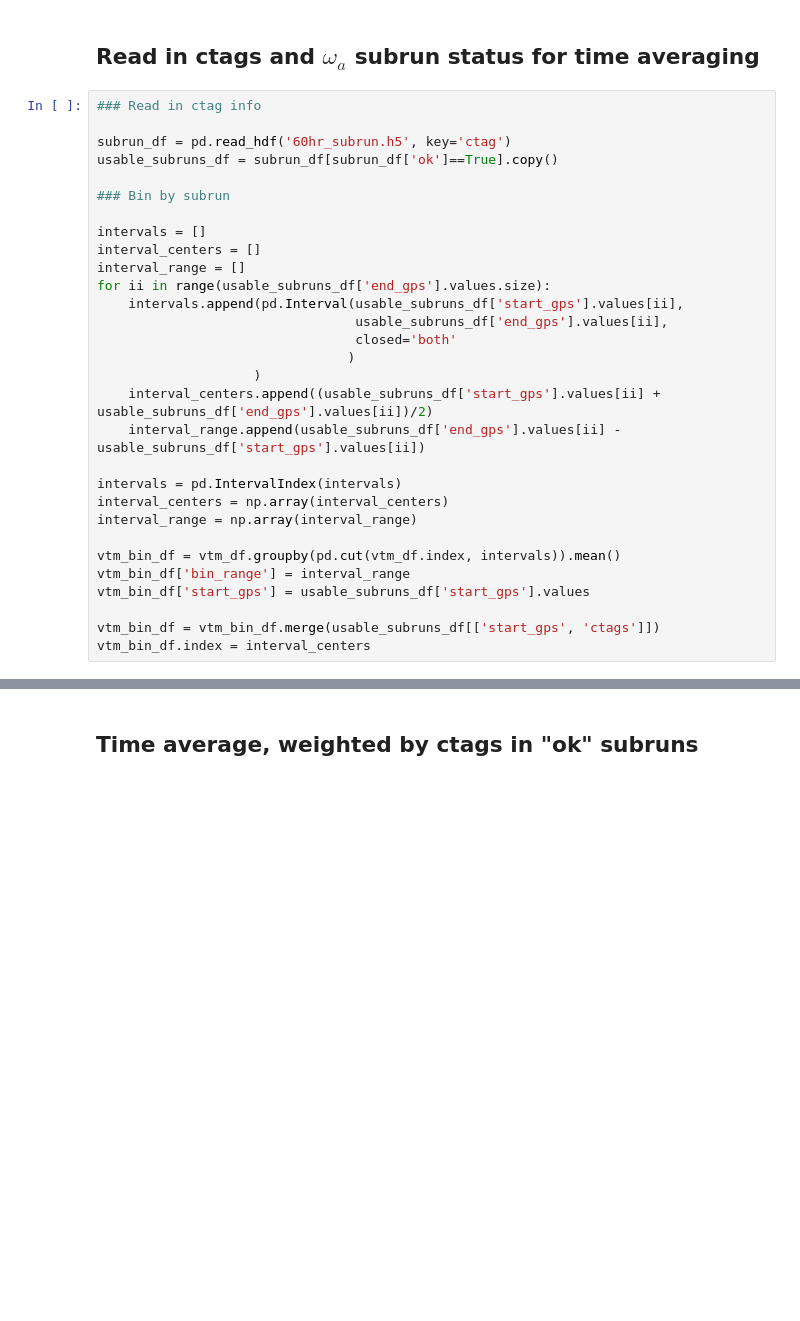
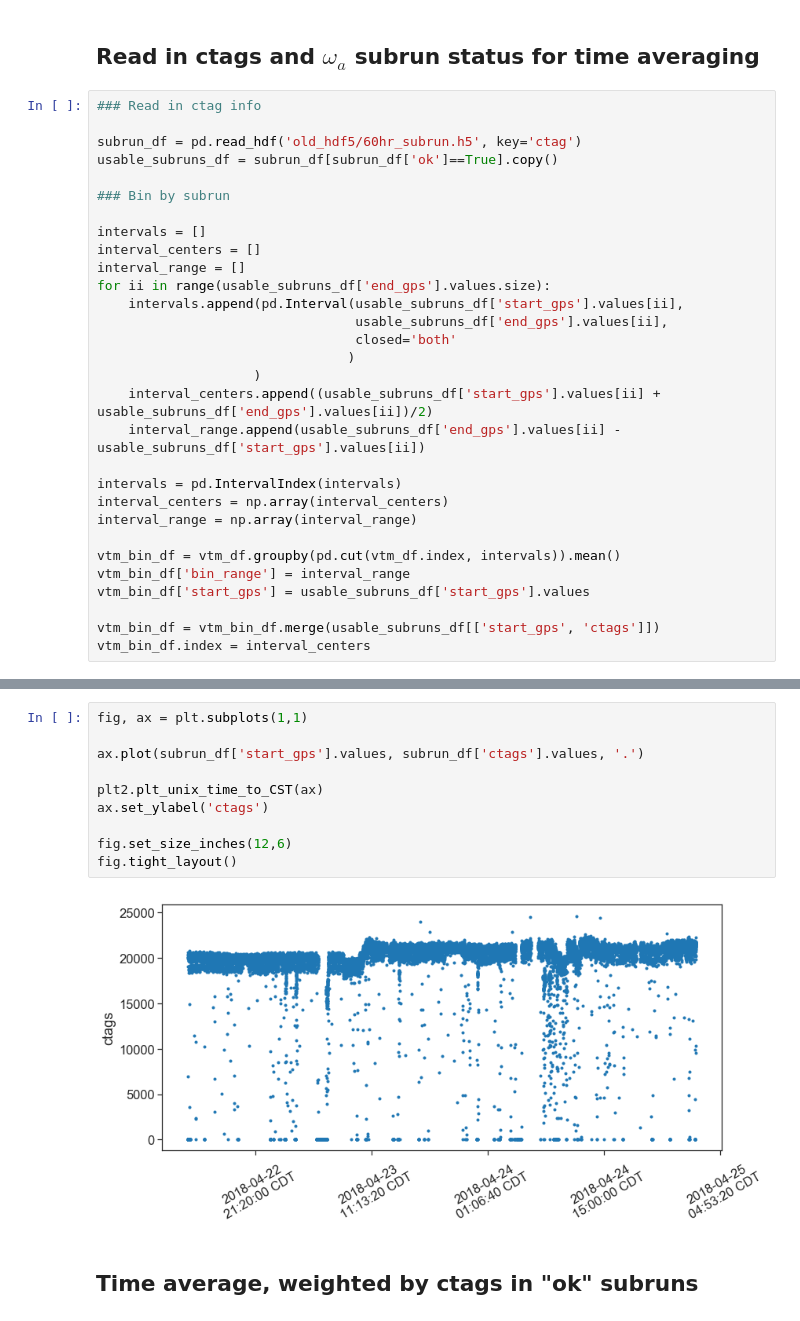
Before and after one commit to aetb/trfp, a Jupyter notebook: 60hr_analysis_NEW.ipynb, the cells around one changed output, grey strips where cells are left out. Cells and saved outputs as stored; diff of their text form; blank space fills up the shorter version.

```diff
--- a/60hr_analysis_NEW.ipynb
+++ b/60hr_analysis_NEW.ipynb
@@ -49,7 +109,7 @@ vtm_df = helper.vtm_calc(fp_moment_df,
 # %%
 ### Read in ctag info
 
-subrun_df = pd.read_hdf('60hr_subrun.h5', key='ctag')
+subrun_df = pd.read_hdf('old_hdf5/60hr_subrun.h5', key='ctag')
 usable_subruns_df = subrun_df[subrun_df['ok']==True].copy()
 
 ### Bin by subrun
@@ -79,3 +149,15 @@ vtm_bin_df.index = interval_centers
+# %%
+fig, ax = plt.subplots(1,1)
+
+ax.plot(subrun_df['start_gps'].values, subrun_df['ctags'].values, '.')
+
+plt2.plt_unix_time_to_CST(ax)
+ax.set_ylabel('ctags')
+
+fig.set_size_inches(12,6)
+fig.tight_layout()
+# %% [output]
+[figure, added]
 # %% [markdown]
 ## Time average, weighted by ctags in "ok" subruns
 # %%
```
Also changed, not shown: parts of 27 cells of this notebook, 11 other files.
